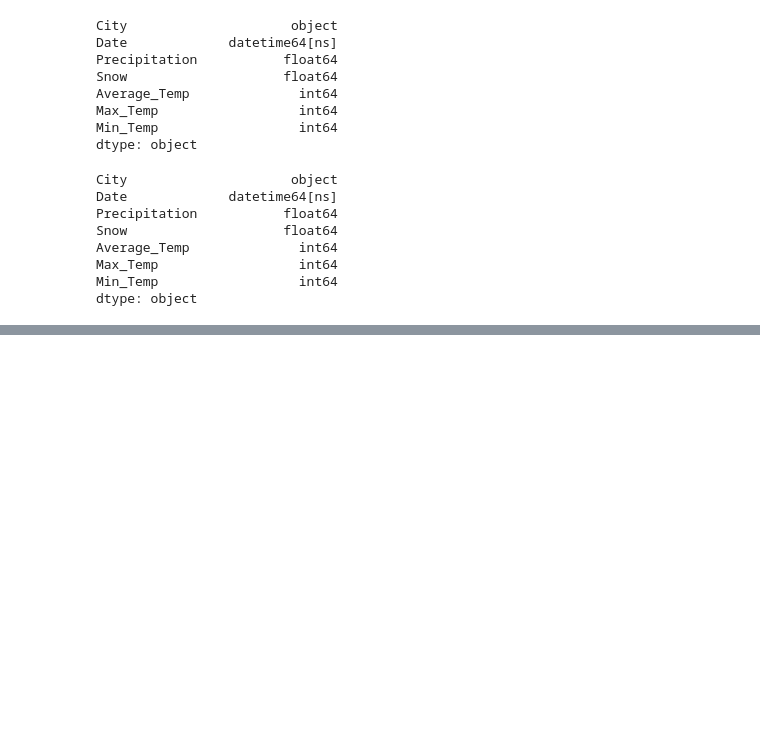
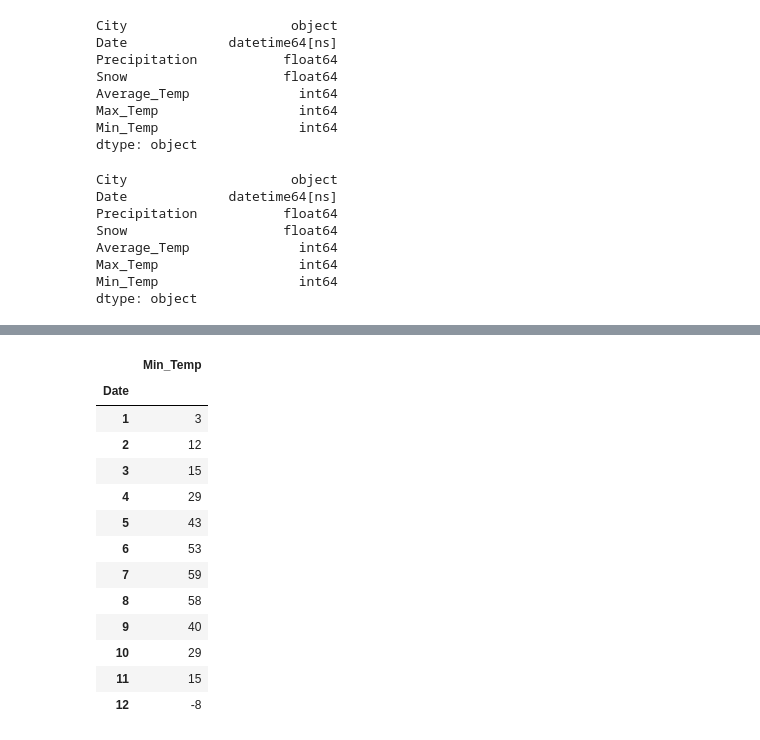
Before and after one commit to BerisDizdar/City_Weather_Comparison, a Jupyter notebook: City_Weather_Comp_2.ipynb, the cells around one changed output, grey strips where cells are left out. Saved outputs shown, nothing was run; the diff lists cells and outputs as text; code cells hidden in the pictures; blank space fills up the shorter version.

```diff
--- a/City_Weather_Comp_2.ipynb
+++ b/City_Weather_Comp_2.ipynb
@@ -269,0 +308,18 @@ dtype: object
+# %%
+Cinci_Monthly_Low = DF1_Cinci.groupby(DF1_Cinci.Date.dt.month)[['Min_Temp']].min()
+Cinci_Monthly_Low
+# %% [output]
+|  | Min_Temp |
+| Date |  |
+| 1 | 3 |
+| 2 | 12 |
+| 3 | 15 |
+| 4 | 29 |
+| 5 | 43 |
+| 6 | 53 |
+| 7 | 59 |
+| 8 | 58 |
+| 9 | 40 |
+| 10 | 29 |
+| 11 | 15 |
+| 12 | -8 |
```
Also changed, not shown: parts of 4 cells of this notebook.
